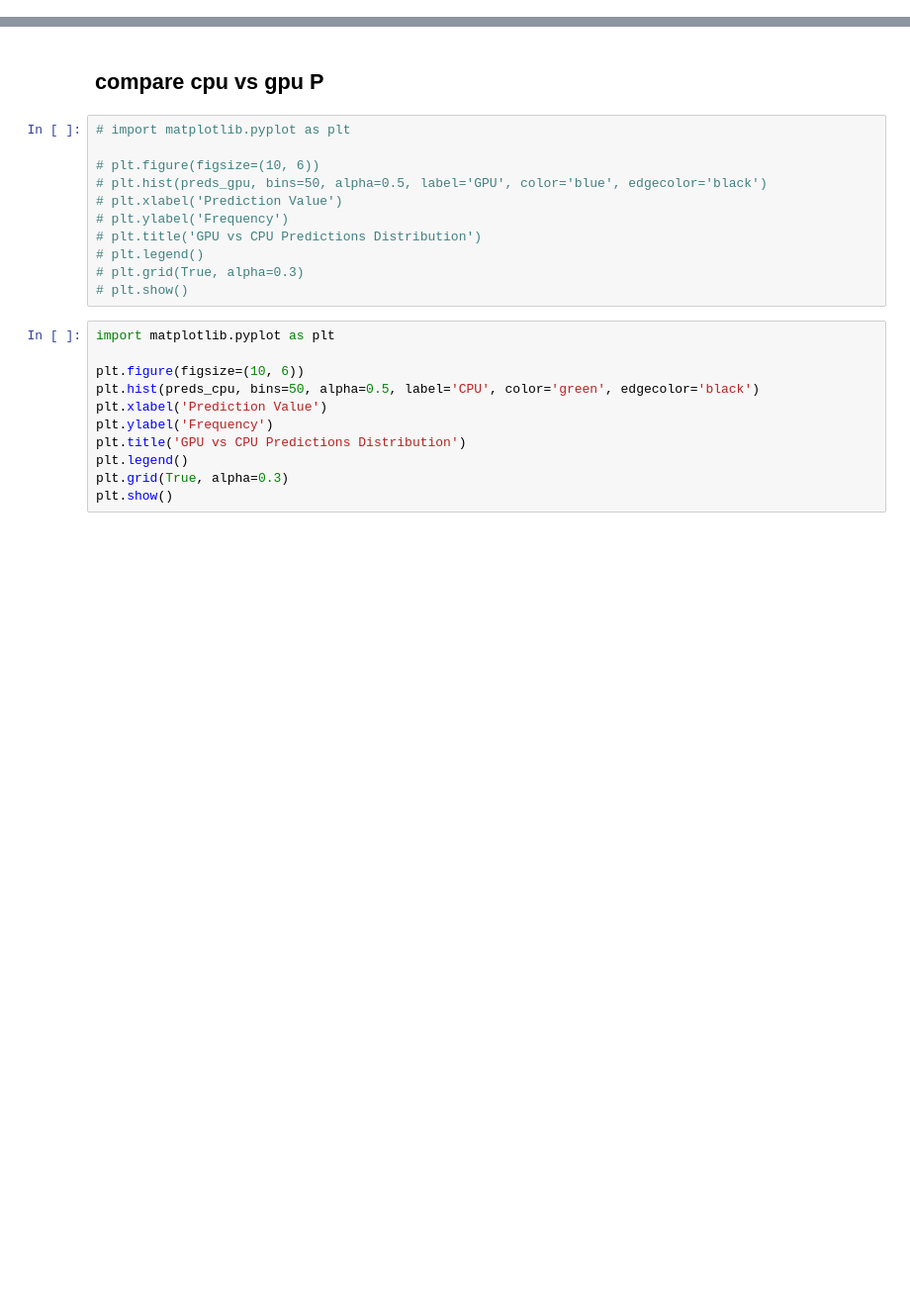
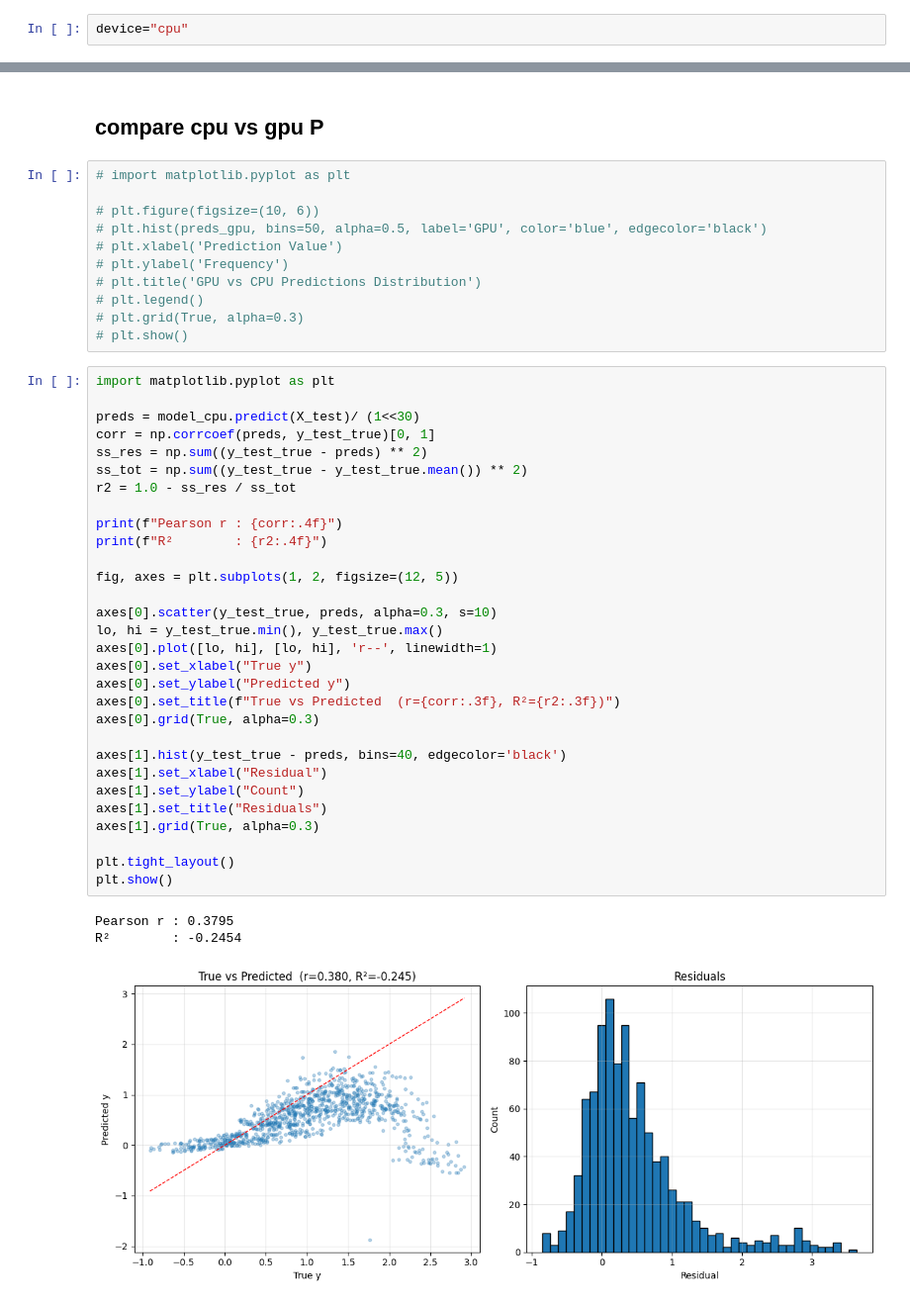
Before and after one commit to jboilard1994/PackBoost, a Jupyter notebook: toy.ipynb, the cells around one changed output, grey strips where cells are left out. Shown at 99% size. Saved outputs shown, nothing was run; the diff lists cells and outputs as text; blank space fills up the shorter version.

```diff
--- a/toy.ipynb
+++ b/toy.ipynb
@@ -1,3 +1,5 @@
+# %%
+device="cpu"
 # %%
 import numpy as np
 import copy
@@ -52,14 +116,37 @@ preds_cpu
 # plt.legend()
 # plt.grid(True, alpha=0.3)
 # plt.show()
-# %%
-import matplotlib.pyplot as plt
-
-plt.figure(figsize=(10, 6))
-plt.hist(preds_cpu, bins=50, alpha=0.5, label='CPU', color='green', edgecolor='black')
-plt.xlabel('Prediction Value')
-plt.ylabel('Frequency')
-plt.title('GPU vs CPU Predictions Distribution')
-plt.legend()
-plt.grid(True, alpha=0.3)
-plt.show()
+# %%
+import matplotlib.pyplot as plt
+
+preds = model_cpu.predict(X_test)/ (1<<30)
+corr = np.corrcoef(preds, y_test_true)[0, 1]
+ss_res = np.sum((y_test_true - preds) ** 2)
+ss_tot = np.sum((y_test_true - y_test_true.mean()) ** 2)
+r2 = 1.0 - ss_res / ss_tot
+
+print(f"Pearson r : {corr:.4f}")
+print(f"R²        : {r2:.4f}")
+
+fig, axes = plt.subplots(1, 2, figsize=(12, 5))
+
+axes[0].scatter(y_test_true, preds, alpha=0.3, s=10)
+lo, hi = y_test_true.min(), y_test_true.max()
+axes[0].plot([lo, hi], [lo, hi], 'r--', linewidth=1)
+axes[0].set_xlabel("True y")
+axes[0].set_ylabel("Predicted y")
+axes[0].set_title(f"True vs Predicted  (r={corr:.3f}, R²={r2:.3f})")
+axes[0].grid(True, alpha=0.3)
+
+axes[1].hist(y_test_true - preds, bins=40, edgecolor='black')
+axes[1].set_xlabel("Residual")
+axes[1].set_ylabel("Count")
+axes[1].set_title("Residuals")
+axes[1].grid(True, alpha=0.3)
+
+plt.tight_layout()
+plt.show()
+# %% [output]
+Pearson r : 0.3795
+R²        : -0.2454
+[figure, added]
```
Also changed, not shown: parts of 4 cells of this notebook.
